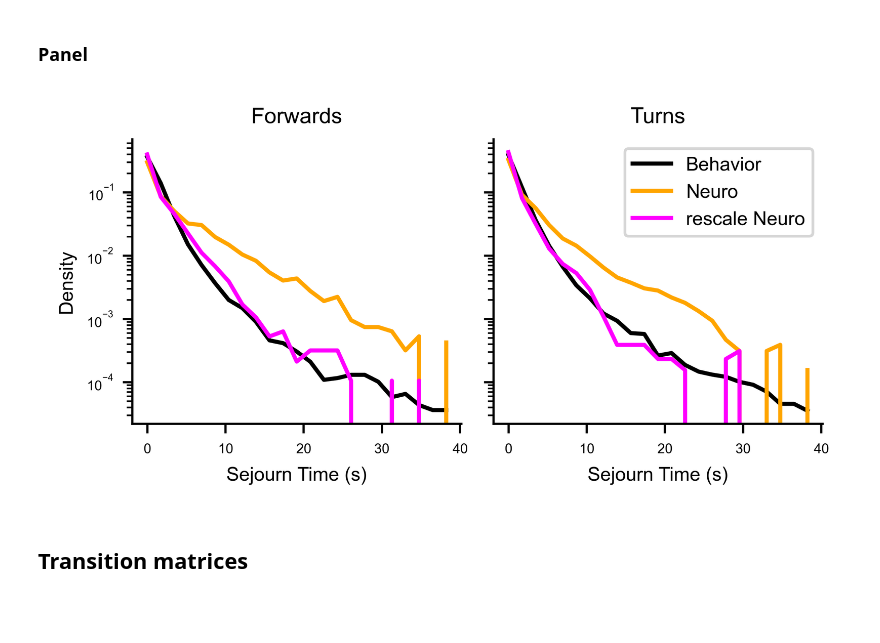
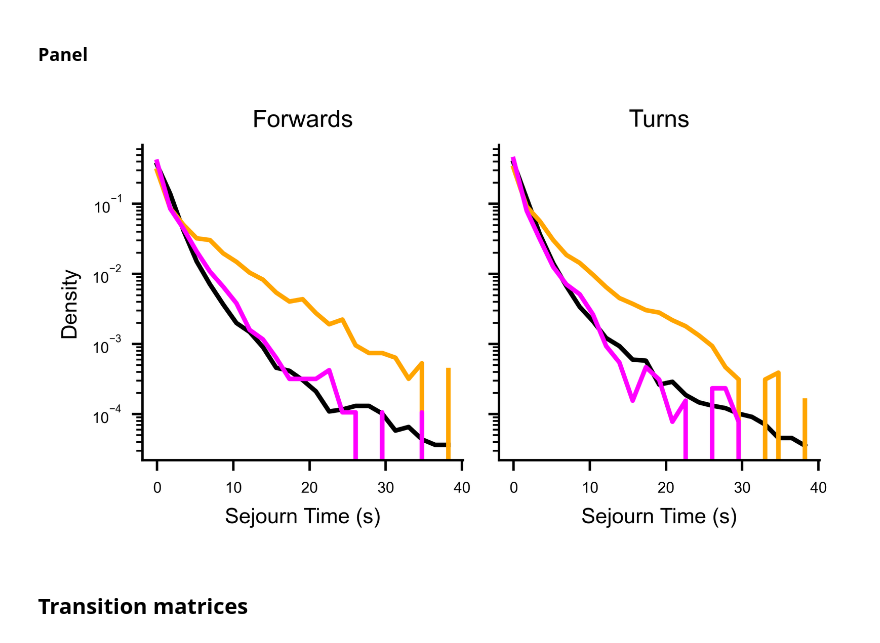
Before and after one commit to ZebrafishHMM2023/ZebrafishHMM2023_CodeAndData, a Jupyter notebook: Figures/Fig5.ipynb, the cells around one changed output. Drawn from its saved outputs; the diff is of its cells as text; code cells hidden in the pictures; blank space fills up the shorter version.

```diff
--- a/Figures/Fig5.ipynb
+++ b/Figures/Fig5.ipynb
@@ -108,40 +108,42 @@ def distrib_diff(dt):
 factors = np.linspace(0,1,50)
 diffs = np.array([distrib_diff(dt) for dt in factors])
 delta_t = factors[np.argmin(diffs)]
+# %%
+delta_t = 0.44
 # %% [markdown]
 ### Panel
 # %%
-fig, axs = plt.subplots(ncols=2, figsize=(2*2,2), sharex=True, sharey=True)
+fig, axs = plt.subplots(ncols=2, figsize=(2*1.8,2), sharex=True, sharey=True)
 bins = np.linspace(0,40,24)
 
 ax = axs[0]
 hF_neu, _ = np.histogram(sF_neu, bins, density=True)
 hF_neu_scaled, _ = np.histogram(sF_neu*delta_t, bins, density=True)
 hF_beh, _ = np.histogram(sF_beh, bins, density=True)
 ax.plot(bins[:-1], hF_beh, color="k", linestyle="-")
 ax.plot(bins[:-1], hF_neu, color="orange", linestyle="-")
 ax.plot(bins[:-1], hF_neu_scaled, color="magenta", linestyle="-")
 ax.set_yscale("log")
 ax.set_xlabel("Sejourn Time (s)")
 ax.set_ylabel("Density")
 ax.set_title("Forwards")
 
 ax = axs[1]
 hT_neu, _ = np.histogram(np.concatenate([sL_neu,sR_neu]), bins, density=True)
 hT_neu_scaled, _ = np.histogram(np.concatenate([sL_neu,sR_neu])*delta_t, bins, density=True)
 hT_beh, _ = np.histogram(np.concatenate([sL_beh,sR_beh]), bins, density=True)
 ax.plot(bins[:-1], hT_beh, color="k", linestyle="-", label="Behavior")
 ax.plot(bins[:-1], hT_neu, color="orange", linestyle="-", label="Neuro")
 ax.plot(bins[:-1], hT_neu_scaled, color="magenta", linestyle="-", label="rescale Neuro")
 ax.set_yscale("log")
 ax.set_xlabel("Sejourn Time (s)")
 #ax.set_ylabel("Density")
 ax.set_title("Turns")
-ax.legend()
+#ax.legend()
 
 fig.savefig("panels/Fig5/sejorn_rescale.svg")
 # %% [output]
-[figure, old version]
+[figure, new version]
 # %% [markdown]
 ## Transition matrices
 # %%
```
Also changed, not shown: 8 other files.
